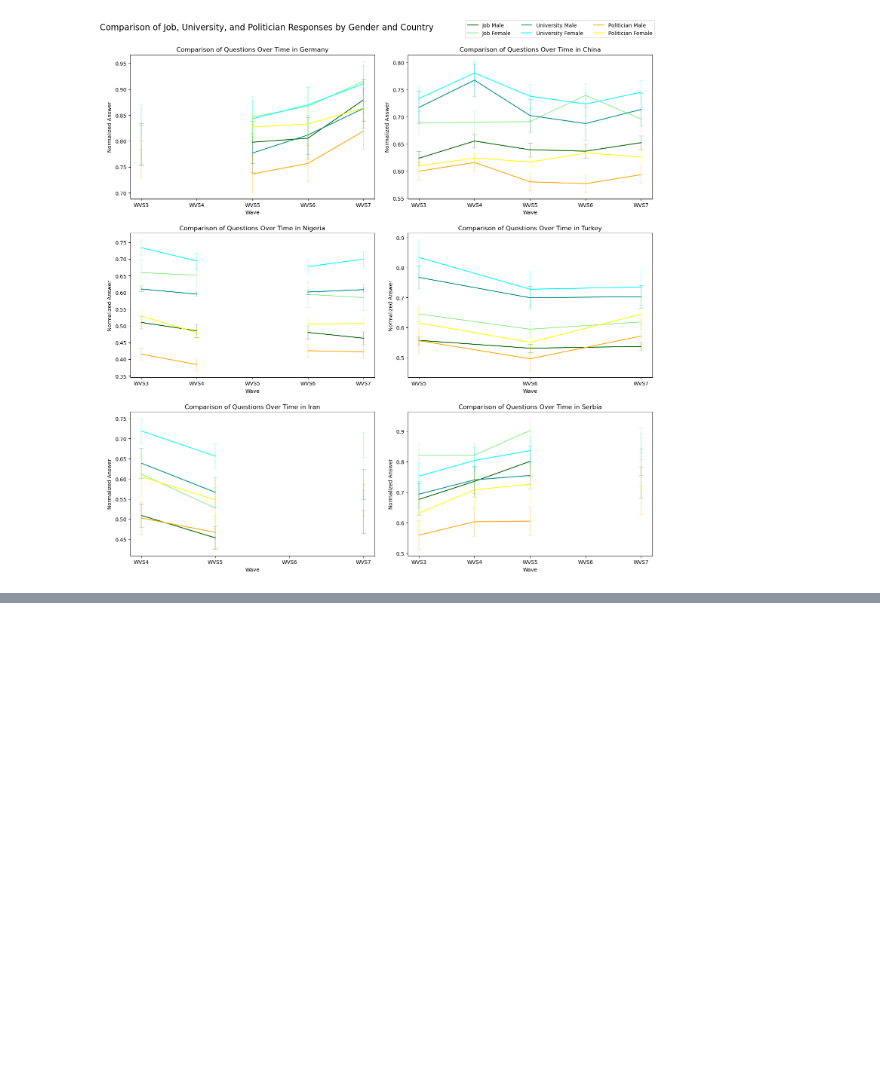
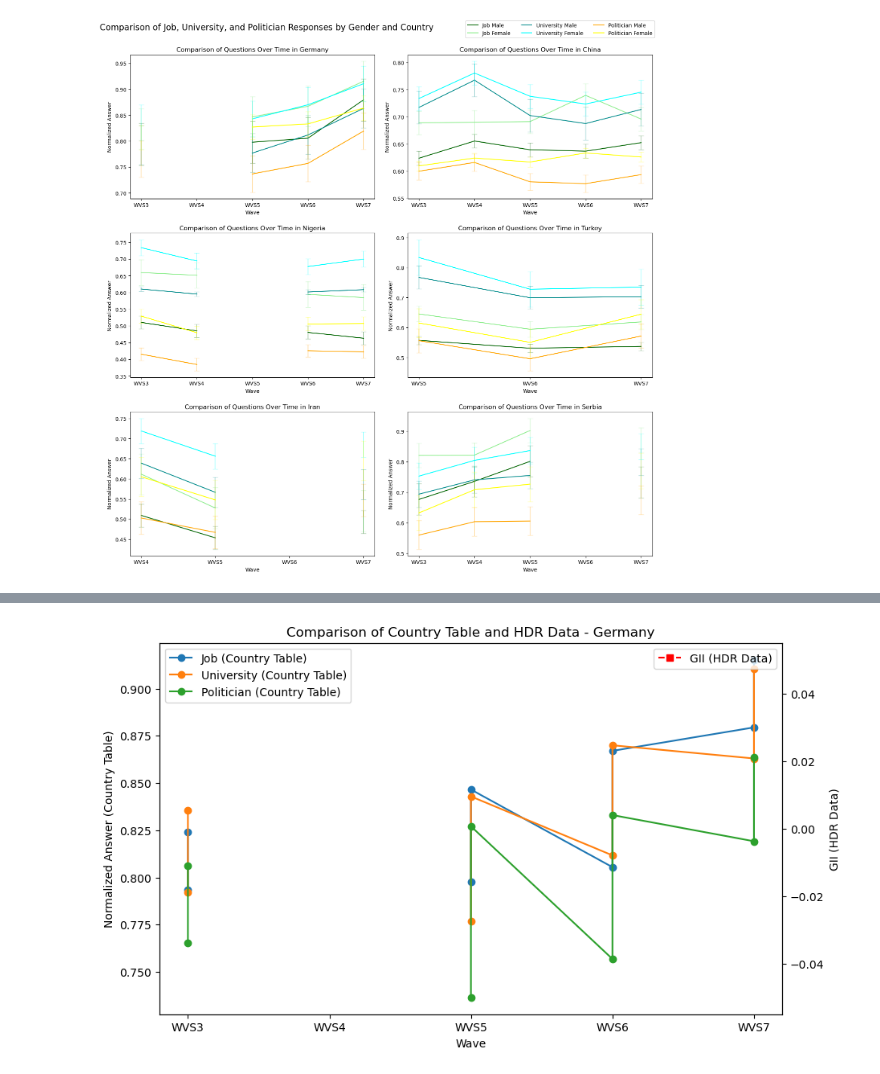
Before and after one commit to BeTheMaster/WorldGenderValues, a Jupyter notebook: src/02_visualize_reality_check.ipynb, the cells around one changed output, grey strips where cells are left out. Cells and saved outputs as stored; diff of their text form; code cells hidden in the pictures; blank space fills up the shorter version.

```diff
--- a/src/02_visualize_reality_check.ipynb
+++ b/src/02_visualize_reality_check.ipynb
@@ -264,0 +280,34 @@ ValueError: not enough values to unpack (expected 2, got 0)
+# %%
+import matplotlib.pyplot as plt
+
+# Assuming you have germany_table and hdr_ger available
+germany_data = {
+    'country_table': germany_table,
+    'hdr_data': hdr_ger
+}
+
+# Plotting for Germany
+fig, ax1 = plt.subplots(figsize=(10, 6))
+
+# Plot country_table data
+for i, question in enumerate(['Job', 'University', 'Politician']):
+    ax1.plot(germany_data['country_table']['Wave'], germany_data['country_table'][question], marker='o', label=f'{question} (Country Table)', linestyle='-', color=f'C{i}')
+
+# Create a second y-axis for hdr_data
+ax2 = ax1.twinx()
+ax2.plot(germany_data['hdr_data'][1], germany_data['hdr_data'][0], marker='s', label='GII (HDR Data)', linestyle='--', color='red')
+
+# Set common labels and title
+ax1.set_xlabel('Wave')
+ax1.set_ylabel('Normalized Answer (Country Table)')
+ax2.set_ylabel('GII (HDR Data)')
+plt.title('Comparison of Country Table and HDR Data - Germany')
+
+# Add legends
+ax1.legend(loc='upper left')
+ax2.legend(loc='upper right')
+
+# Show the plot
+plt.show()
+# %% [output]
+[figure, added]
```
Also changed, not shown: parts of 5 cells of this notebook.
